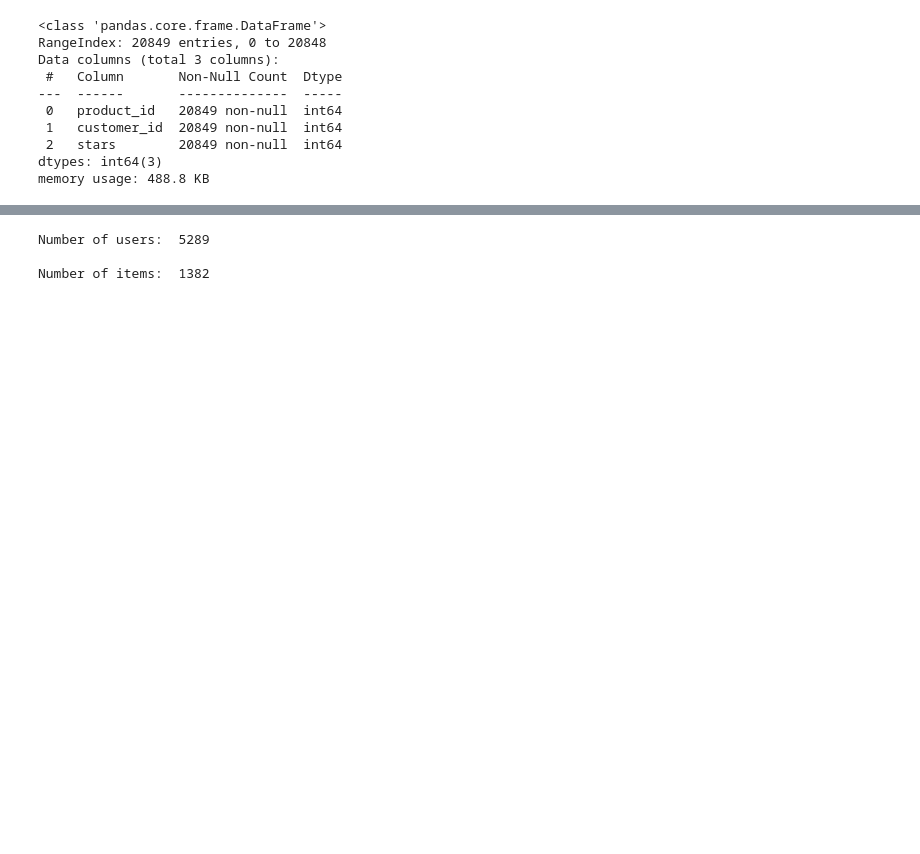
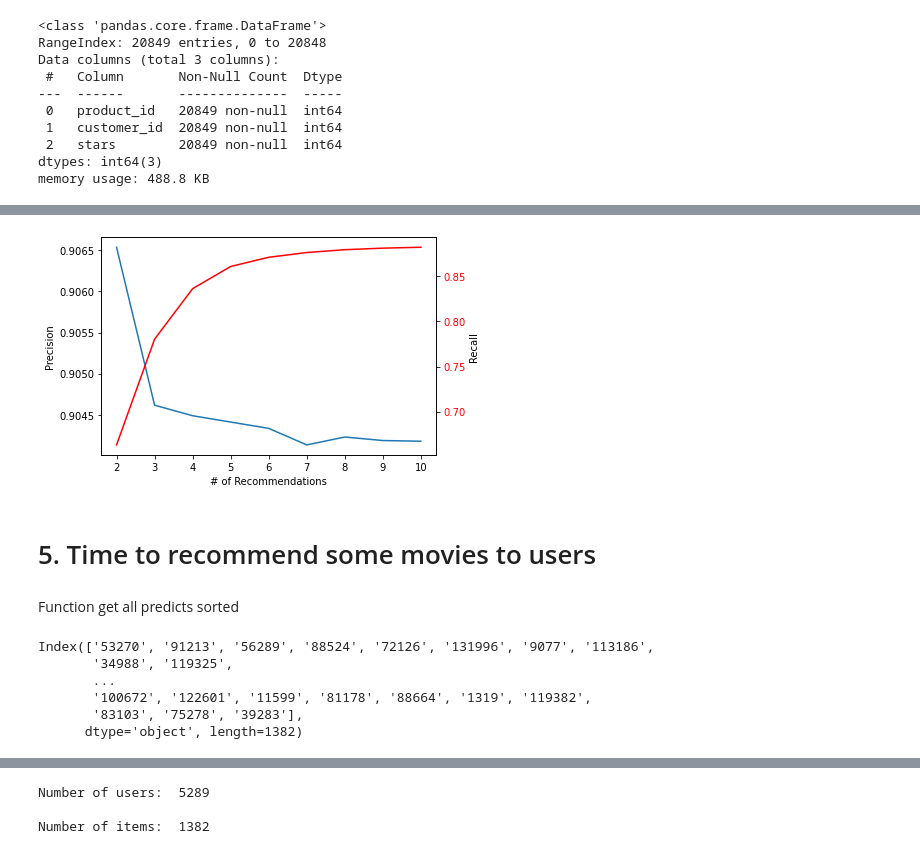
Before and after one commit to lananhlala/DoAnPTIT, a Jupyter notebook: Recommend/surprise.ipynb, the cells around one changed output, grey strips where cells are left out. Drawn from its saved outputs; the diff is of its cells as text; code cells hidden in the pictures; blank space fills up the shorter version.

```diff
--- a/Recommend/surprise.ipynb
+++ b/Recommend/surprise.ipynb
@@ -27,0 +42,3 @@ memory usage: 488.8 KB
+# %%
+format_data = pd.read_csv('../Data/final_rating_not_spare_format.csv')
+format_data.head()
@@ -28,5 +145,5 @@ memory usage: 488.8 KB
 # %%
 file_path = '../Data/final_rating_not_spare_format.csv'
-reader = Reader(line_format='user item rating', sep=',', rating_scale = (1,5), skip_lines=1)
+reader = Reader(line_format='item user rating', sep=',', rating_scale = (1,5), skip_lines=1)
 
 data = Dataset.load_from_file(file_path, reader=reader)
@@ -40,0 +214,4 @@ Number of items:  1382
+# %%
+algo = SVD(n_factors=factors, n_epochs=epochs, lr_all=lr_value, reg_all=reg_value)
+predictions = algo.fit(trainset).test(testset)
+accuracy.rmse(predictions)
@@ -40,0 +447,14 @@ Number of items:  1382
+# %%
+results=[]
+for i in range(2, 11):
+    precisions, recalls = precision_recall_at_k(predictions, k=i, threshold=4.5)
+
+    # Precision and recall can then be averaged over all users
+    prec = sum(prec for prec in precisions.values()) / len(precisions)
+    rec = sum(rec for rec in recalls.values()) / len(recalls)
+    f1 = 2 * (prec * rec) / (prec + rec)
+
+    results.append({'K': i, 'Precision': prec, 'Recall': rec, 'F1': f1})
+
+
+results
@@ -40,0 +479,22 @@ Number of items:  1382
+# %%
+Rec=[]
+Precision=[]
+Recall=[]
+for i in range(0,9):
+    Rec.append(results[i]['K'])
+    Precision.append(results[i]['Precision'])
+    Recall.append(results[i]['Recall'])
+
+from matplotlib import pyplot as plt
+plt.plot(Rec, Precision)
+plt.xlabel('# of Recommendations')
+plt.ylabel('Precision')
+plt2 = plt.twinx()
+plt2.plot(Rec, Recall, 'r')
+plt.ylabel('Recall')
+for tl in plt2.get_yticklabels():
+    tl.set_color('r')
+# %% [output]
+[figure, added]
+# %% [markdown]
+# 5. Time to recommend some movies to users
@@ -40,0 +510,2 @@ Number of items:  1382
+# %% [markdown]
+Function get all predicts sorted
@@ -40,0 +537,9 @@ Number of items:  1382
+# %%
+tmp_transpose.index
+# %% [output]
+Index(['53270', '91213', '56289', '88524', '72126', '131996', '9077', '113186',
+       '34988', '119325',
+       ...
+       '100672', '122601', '11599', '81178', '88664', '1319', '119382',
+       '83103', '75278', '39283'],
+      dtype='object', length=1382)
```
Also changed, not shown: parts of 86 cells of this notebook, 41 other files.
